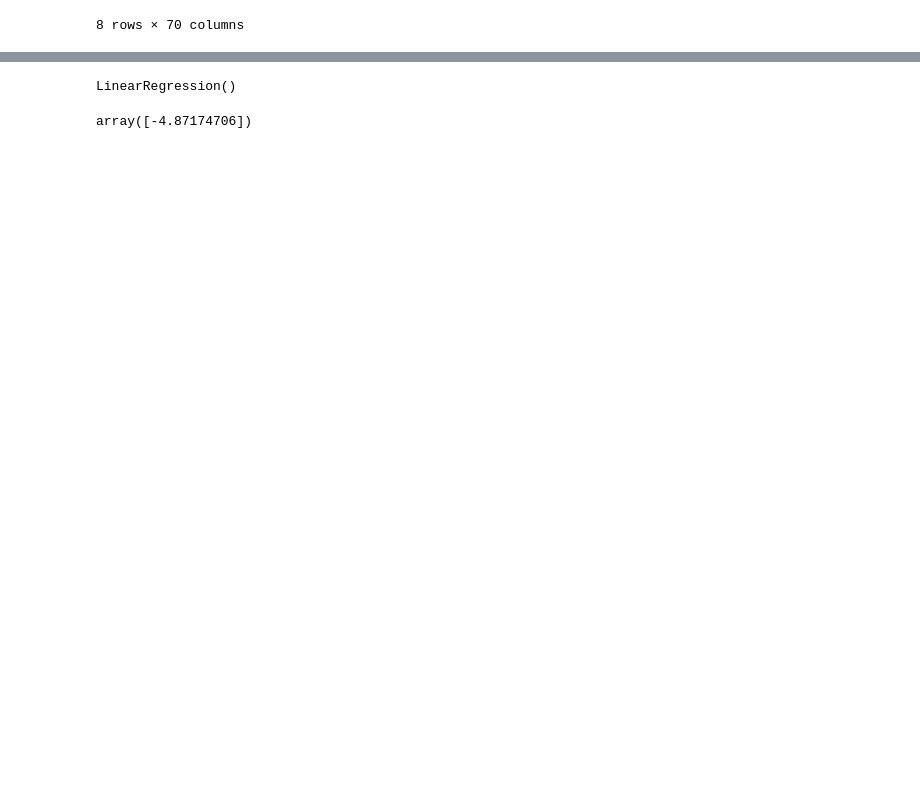
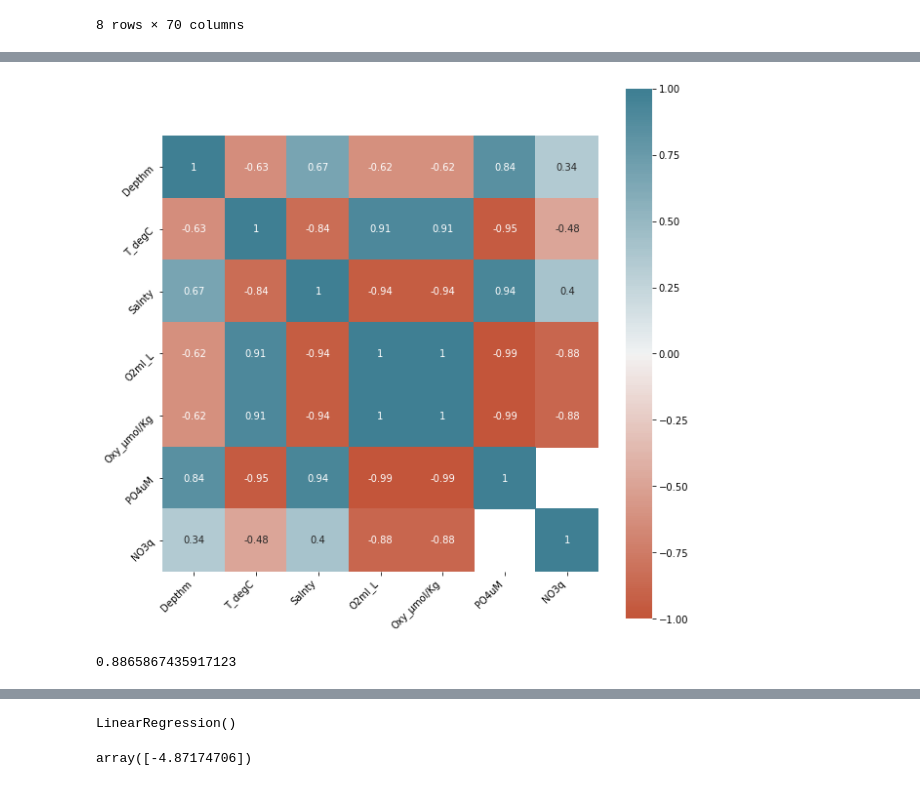
Before and after one commit to yinnyC/CalCOFI-Regression-ML, a Jupyter notebook: regression-CalCOFI.ipynb, the cells around one changed output, grey strips where cells are left out. Saved outputs shown, nothing was run; the diff lists cells and outputs as text; code cells hidden in the pictures; blank space fills up the shorter version.

```diff
--- a/regression-CalCOFI.ipynb
+++ b/regression-CalCOFI.ipynb
@@ -20,2 +75,38 @@ df.describe()
+# %%
+# Take a deeper look of the data with  correlation matrix
+dfcopy = smaller_df.copy()
+corr = dfcopy.corr()
+plt.subplots(figsize=(10,10))
+ax = sns.heatmap(
+    corr,
+    vmin=-1, vmax=1, center=0,
+    cmap=sns.diverging_palette(20, 220, n=200),
+    square=True, annot=True
+)
+ax.set_xticklabels(
+    ax.get_xticklabels(),
+    rotation=45,
+    horizontalalignment='right'
+)
+ax.set_yticklabels(
+    ax.get_yticklabels(),
+    rotation=45,
+);
+# %% [output]
+[figure, added]
+# %%
+# Given the Depth greater than 1000, what's the probability of temperature is greater than 4
+depth_df = df[(df["Depthm"] > 500)]
+numerator = len(depth_df[depth_df["T_degC"] >= 4])
+denominator = len(depth_df)
+numerator / denominator # 73%
+
+# Given the Temperature greater than 4, what's the probability of Salnty is greater than 30
+Tem_df = df[(df["T_degC"] > 4)]
+numerator = len(depth_df[depth_df["Salnty"] >= 30])
+denominator = len(depth_df)
+numerator / denominator # 88%
+# %% [output]
+0.8865867435917123
 # %%
 # Data Cleaning
```
Also changed, not shown: parts of 8 cells of this notebook.
